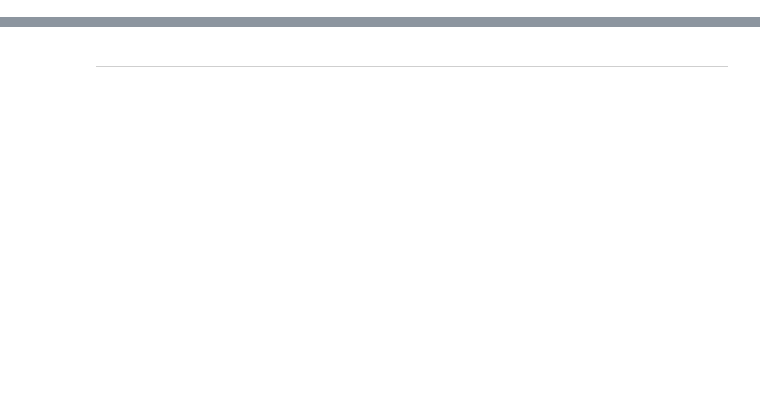
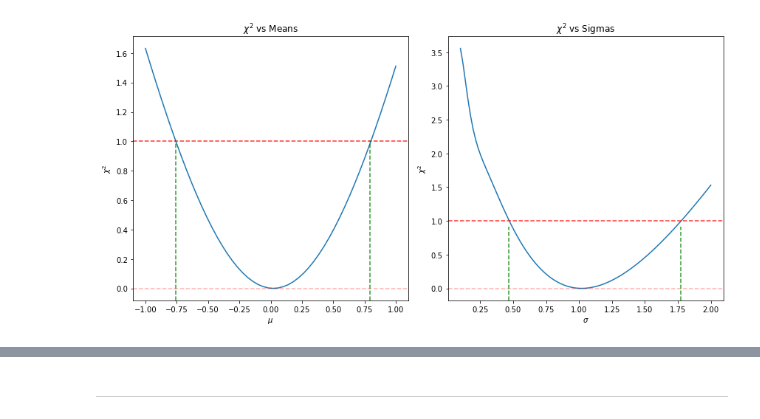
Before and after one commit to hbakhshi/IUTComputationalPhysics, a Jupyter notebook: docs/04/Chi2AndFit.ipynb, the cells around one changed output, grey strips where cells are left out. Cells and saved outputs as stored; diff of their text form; code cells hidden in the pictures; blank space fills up the shorter version.

```diff
--- a/docs/04/Chi2AndFit.ipynb
+++ b/docs/04/Chi2AndFit.ipynb
@@ -22,0 +151,3 @@
+# %%
+min_args = np.unravel_index( np.argmin(chi2) , chi2.shape )
+print( f'χ² is minimized at μ={means[min_args[0]]:.2f} and σ={sigmas[min_args[1]]:.2f}' )
@@ -22,0 +165,32 @@
+# %%
+fig, (ax0, ax1) = plt.subplots(1, 2, figsize=(12, 6))
+
+
+minchi2 = np.min(chi2[ : , min_args[1] ])
+ax0.plot(means , chi2[ : , min_args[1] ] - minchi2 )
+ax0.set_title(r"$\chi^2$ vs Means")
+ax0.set_xlabel(r"$\mu$")
+ax0.set_ylabel(r"$\chi^2$")
+ax0.axhline(1 , color='red', linestyle='--' , alpha=0.8)
+ax0.axhline(0 , color='red', linestyle='--' , alpha=0.3)
+
+intersects = means[ np.argsort(np.abs(chi2[ : , min_args[1] ] - 1- minchi2 ))[[0,1]] ]
+ax0.axvline( intersects[0]  , ymax=1./np.max(chi2[: , min_args[1]  ]) , color='green', linestyle='--' , alpha=0.8)
+ax0.axvline( intersects[1]  , ymax=1./np.max(chi2[: , min_args[1]  ]) , color='green', linestyle='--', alpha=0.8)
+
+minchi2 = np.min(chi2[ min_args[0] , : ])
+ax1.plot(sigmas , chi2[ min_args[0] , : ] - minchi2)
+ax1.set_title(r"$\chi^2$ vs Sigmas")
+ax1.set_xlabel(r"$\sigma$")
+ax1.set_ylabel(r"$\chi^2$")
+ax1.axhline(1 , color='red', linestyle='--', alpha=0.8)
+ax1.axhline(0 , color='red', linestyle='--' , alpha=0.3)
+
+intersects = sigmas[ np.argsort(np.abs(chi2[ min_args[0] , : ] - 1 - minchi2 ))[[0,1]] ]
+ax1.axvline( intersects[0]  , ymax=1./np.max(chi2[ min_args[0] , : ]) , color='green', linestyle='--', alpha=0.8)
+ax1.axvline( intersects[1]  , ymax=1./np.max(chi2[ min_args[0] , : ]) , color='green', linestyle='--', alpha=0.8)
+
+plt.tight_layout()
+plt.show()
+# %% [output]
+[figure, added]
```
Also changed, not shown: parts of 106 cells of this notebook, 1 other file.
